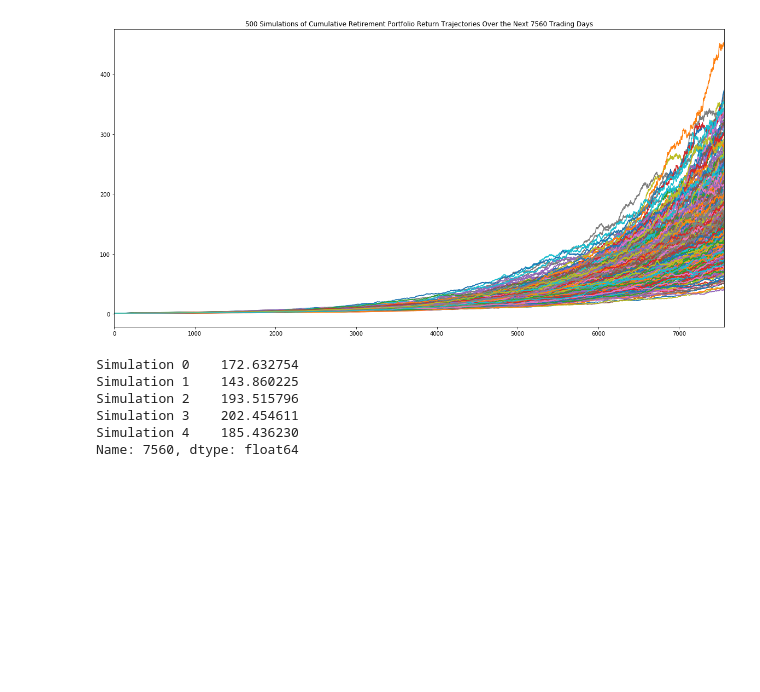
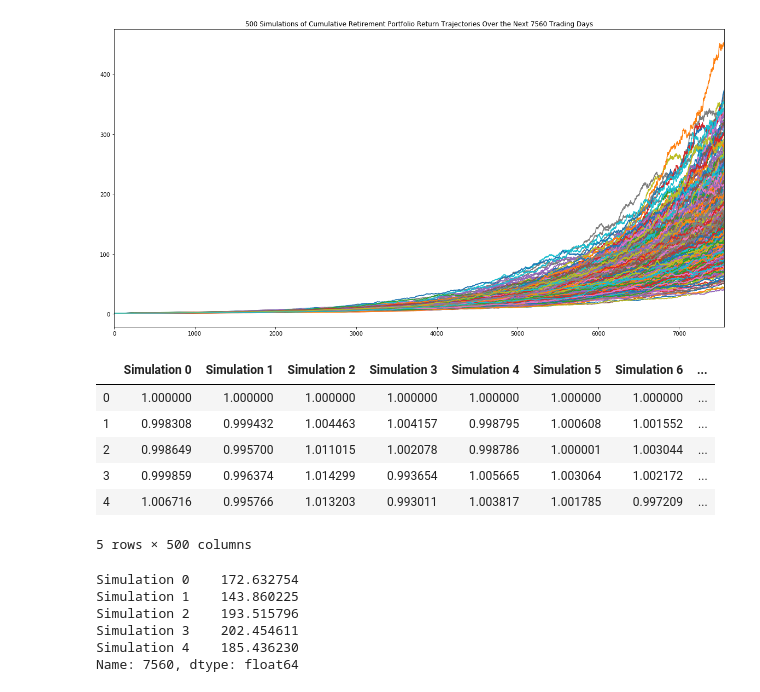
Before and after one commit to amejiali/apis-homework, a Jupyter notebook: Starter_Code/portfolio_planner.ipynb, the cells around one changed output. Drawn from its saved outputs; the diff is of its cells as text; code cells hidden in the pictures; blank space fills up the shorter version.

```diff
--- a/Starter_Code/portfolio_planner.ipynb
+++ b/Starter_Code/portfolio_planner.ipynb
@@ -173,6 +173,16 @@ monte_carlo.plot(legend=None, title=plot_title, figsize=(20,10))
 # %% [output]
 <matplotlib.axes._subplots.AxesSubplot at 0x...>
 [figure]
+# %%
+monte_carlo.head()
+# %% [output]
+|  | Simulation 0 | Simulation 1 | Simulation 2 | Simulation 3 | Simulation 4 | Simulation 5 | Simulation 6 | ... |
+| 0 | 1.000000 | 1.000000 | 1.000000 | 1.000000 | 1.000000 | 1.000000 | 1.000000 | ... |
+| 1 | 0.998308 | 0.999432 | 1.004463 | 1.004157 | 0.998795 | 1.000608 | 1.001552 | ... |
+| 2 | 0.998649 | 0.995700 | 1.011015 | 1.002078 | 0.998786 | 1.000001 | 1.003044 | ... |
+| 3 | 0.999859 | 0.996374 | 1.014299 | 0.993654 | 1.005665 | 1.003064 | 1.002172 | ... |
+| 4 | 1.006716 | 0.995766 | 1.013203 | 0.993011 | 1.003817 | 1.001785 | 0.997209 | ... |
+5 rows × 500 columns
 # %%
 # Select the last row for the cumulative returns (cumulative returns at 30 years)
 # YOUR CODE HERE
```
Also changed, not shown: parts of 4 cells of this notebook, 1 other file.
